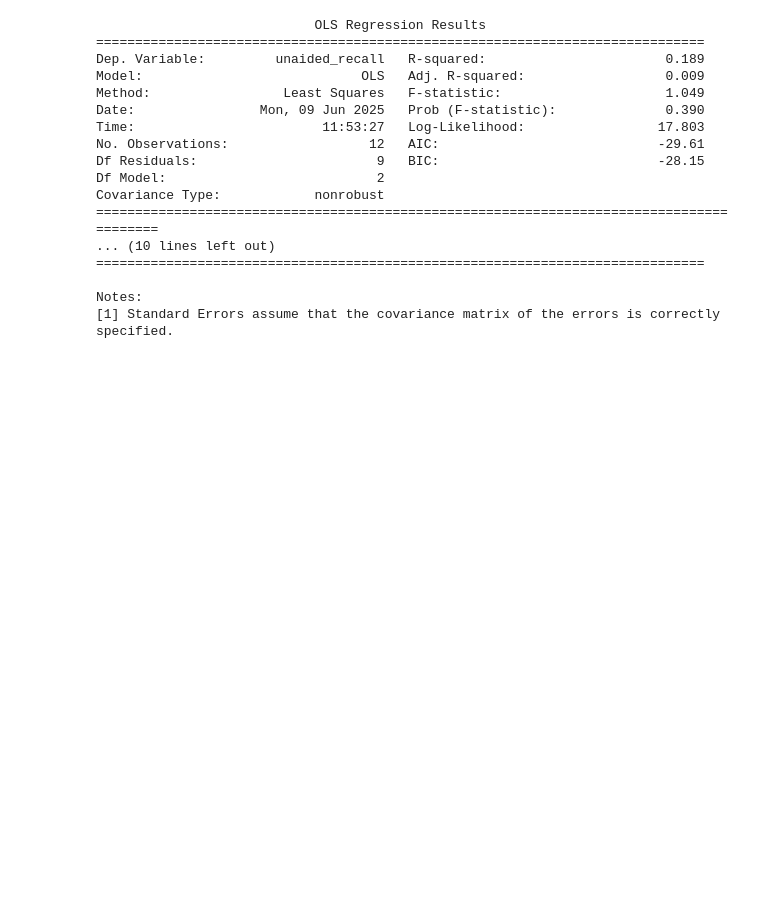
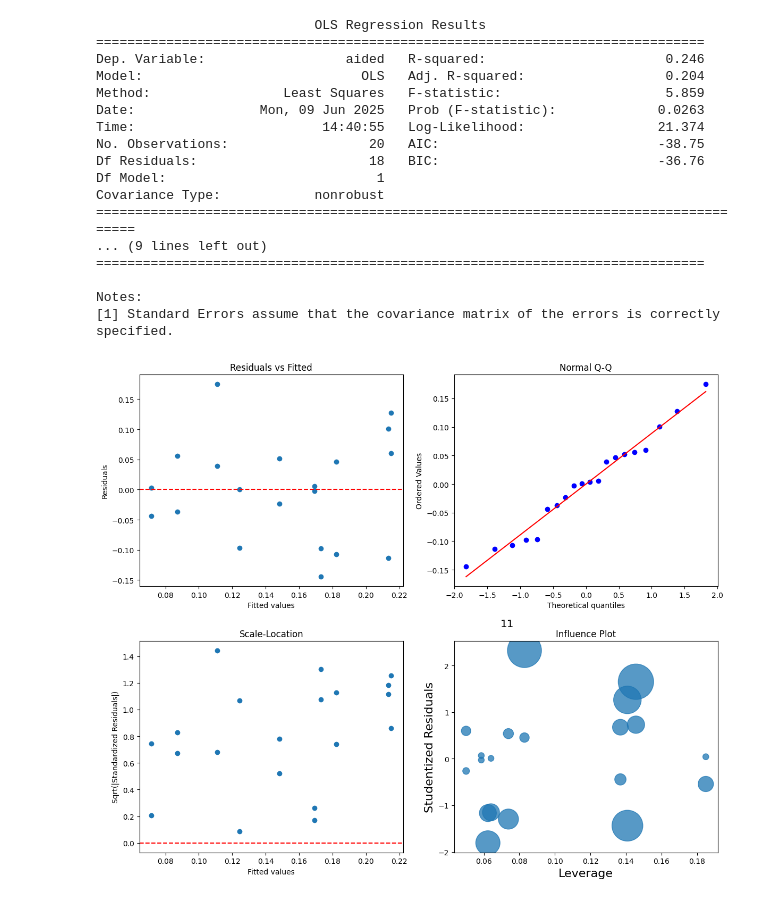
Before and after one commit to mmarcantoinee/audio-aesthetics, a Jupyter notebook: script.ipynb, the cells around one changed output. Drawn from its saved outputs; the diff is of its cells as text; code cells hidden in the pictures; blank space fills up the shorter version.

Commit message:
Model tweaking and results update

```diff
--- a/script.ipynb
+++ b/script.ipynb
@@ -265,11 +234,25 @@ print(df)
 # %%
 import statsmodels.api as sm
 
-df['is-playlist'] = (df['mode'] == 'playlist').astype(int)
+# 'brand'
+# 'condition'
+# 'exclude_flag'
+# 'content-enjoyment'
+# 'content-usefulness'
+# 'production-complexity'
+# 'production-quality'
+# 'is-demanding'
+# 'is-playlist'
+
+# 'unaided'
+# 'aided'
+
+# Filter out records where exclude_flag == 1
+df_filtered = df[(df['exclude_flag'] != 1) & (df['is-invented-brand'] != 1)]
 
 # Define independent variables (X) and dependent variable (y)
-X = df[['is-lineare', 'production-complexity']]
-y = df['unaided_recall']
+X = df_filtered[['production-quality']]
+y = df_filtered['aided']
 
 # Add constant to X for intercept
 X = sm.add_constant(X)
@@ -282,18 +265,57 @@ print(model.summary())
 # %% [output]
                             OLS Regression Results
 ==============================================================================
-Dep. Variable:         unaided_recall   R-squared:                       0.189
-Model:                            OLS   Adj. R-squared:                  0.009
-Method:                 Least Squares   F-statistic:                     1.049
-Date:                Mon, 09 Jun 2025   Prob (F-statistic):              0.390
-Time:                        11:53:27   Log-Likelihood:                 17.803
-No. Observations:                  12   AIC:                            -29.61
-Df Residuals:                       9   BIC:                            -28.15
-Df Model:                           2
+Dep. Variable:                  aided   R-squared:                       0.246
+Model:                            OLS   Adj. R-squared:                  0.204
+Method:                 Least Squares   F-statistic:                     5.859
+Date:                Mon, 09 Jun 2025   Prob (F-statistic):             0.0263
+Time:                        14:40:55   Log-Likelihood:                 21.374
+No. Observations:                  20   AIC:                            -38.75
+Df Residuals:                      18   BIC:                            -36.76
+Df Model:                           1
 Covariance Type:            nonrobust
-=========================================================================================
-... (10 lines left out)
+======================================================================================
+... (9 lines left out)
 ==============================================================================
 
 Notes:
 [1] Standard Errors assume that the covariance matrix of the errors is correctly specified.
+# %%
+fitted_vals = model.fittedvalues
+residuals = model.resid
+
+# Extract fitted values and residuals
+fitted_vals = model.fittedvalues
+residuals = model.resid
+standardized_residuals = model.get_influence().resid_studentized_internal
+sqrt_abs_resid = np.sqrt(np.abs(standardized_residuals))
+
+# Create 2x2 plot grid
+fig, axs = plt.subplots(2, 2, figsize=(12, 10))
+
+# 1. Residuals vs Fitted
+axs[0, 0].scatter(fitted_vals, residuals)
+axs[0, 0].axhline(0, color='red', linestyle='--')
+axs[0, 0].set_xlabel("Fitted values")
+axs[0, 0].set_ylabel("Residuals")
+axs[0, 0].set_title("Residuals vs Fitted")
+
+# 2. Normal Q-Q
+stats.probplot(residuals, dist="norm", plot=axs[0, 1])
+axs[0, 1].set_title("Normal Q-Q")
+
+# 3. Scale-Location
+axs[1, 0].scatter(fitted_vals, sqrt_abs_resid)
+axs[1, 0].axhline(0, color='red', linestyle='--')
+axs[1, 0].set_xlabel("Fitted values")
+axs[1, 0].set_ylabel("Sqrt(|Standardized Residuals|)")
+axs[1, 0].set_title("Scale-Location")
+
+# 4. Influence Plot (Cook's Distance)
+sm.graphics.influence_plot(model, ax=axs[1, 1], criterion="cooks")
+axs[1, 1].set_title("Influence Plot")
+
+plt.tight_layout()
+plt.show()
+# %% [output]
+[figure, added]
```
Also changed, not shown: parts of 9 cells of this notebook, 2 other files.
